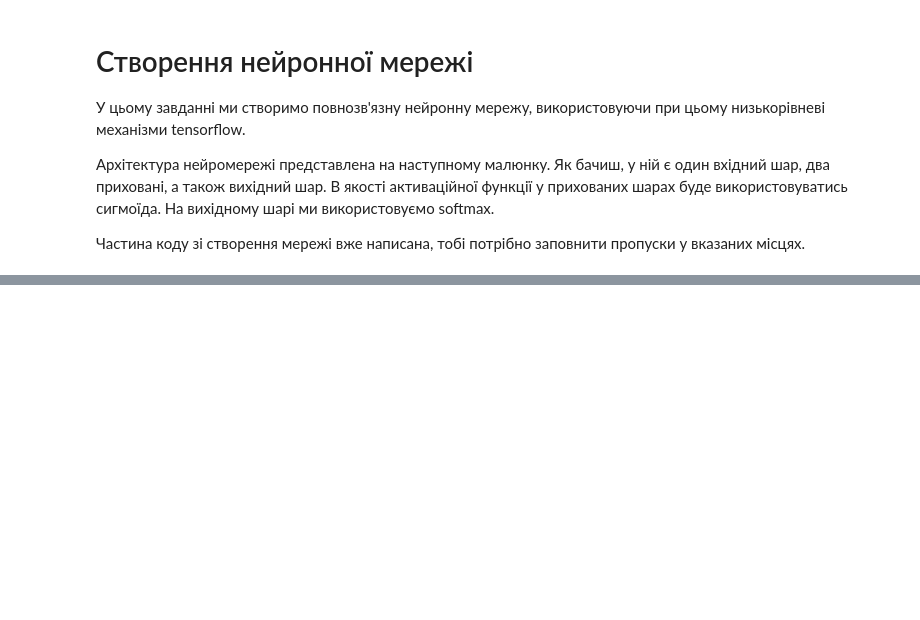
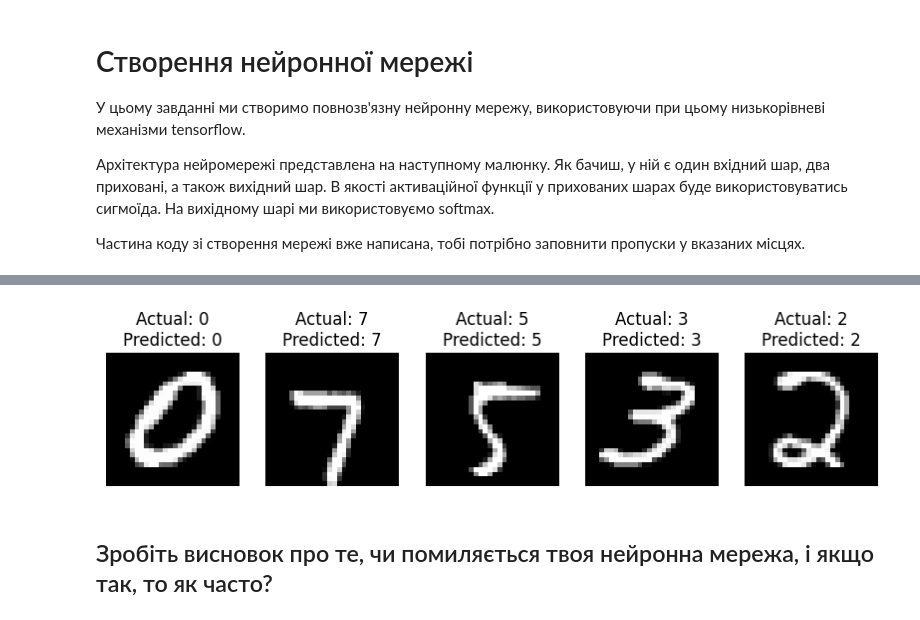
Before and after one commit to Korniev/Data-Sciense, a Jupyter notebook: hw_08/hw_08.ipynb, the cells around one changed output, grey strips where cells are left out. Drawn from its saved outputs; the diff is of its cells as text; code cells hidden in the pictures; blank space fills up the shorter version.

```diff
--- a/hw_08/hw_08.ipynb
+++ b/hw_08/hw_08.ipynb
@@ -207,0 +255,23 @@ import matplotlib.pyplot as plt
+# %%
+# Протестуйте навчену нейромережу на 10 зображеннях. З тестової вибірки візьміть 5
+# випадкових зображень і передайте їх у нейронну мережу.
+random_indices = np.random.choice(x_test.shape[0], 5)
+random_images = x_test[random_indices]
+random_labels = y_test[random_indices]
+
+# Отримання передбачень від нейронної мережі
+predictions = neural_net(random_images)
+predicted_classes = tf.argmax(predictions, axis=1)
+
+# Виведіть зображення та випишіть  поруч відповідь нейромережі.
+plt.figure(figsize=(10, 5))
+for i, (image, label, prediction) in enumerate(zip(random_images, random_labels, predicted_classes), start=1):
+    plt.subplot(1, 5, i)
+    plt.imshow(image.reshape(28, 28), cmap='gray')
+    plt.title(f"Actual: {label}\nPredicted: {prediction.numpy()}")
+    plt.axis('off')
+plt.show()
+# %% [output]
+[figure, added]
+# %% [markdown]
+## Зробіть висновок про те, чи помиляється твоя нейронна мережа, і якщо так, то як часто?
```
Also changed, not shown: parts of 7 cells of this notebook.
